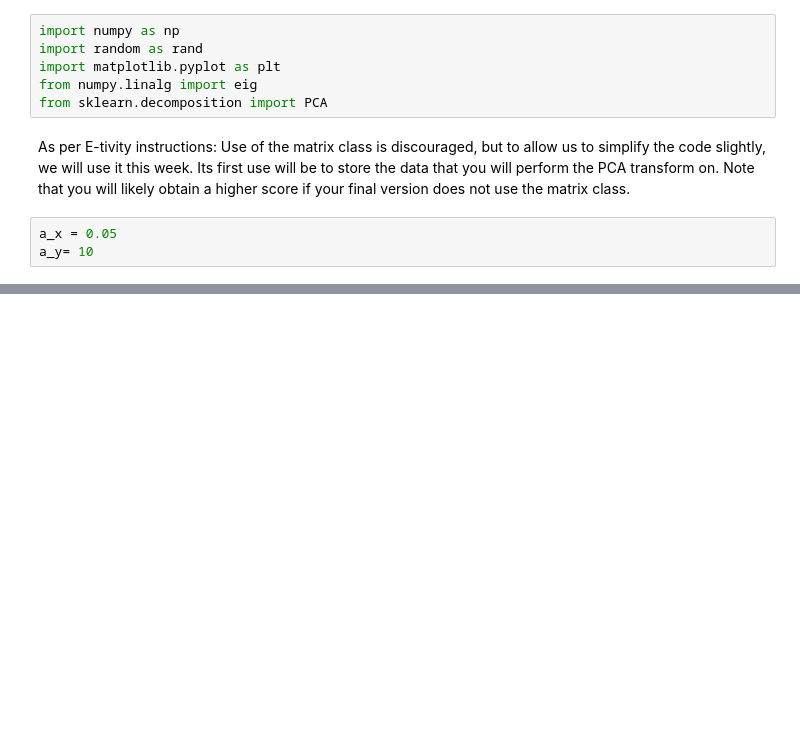
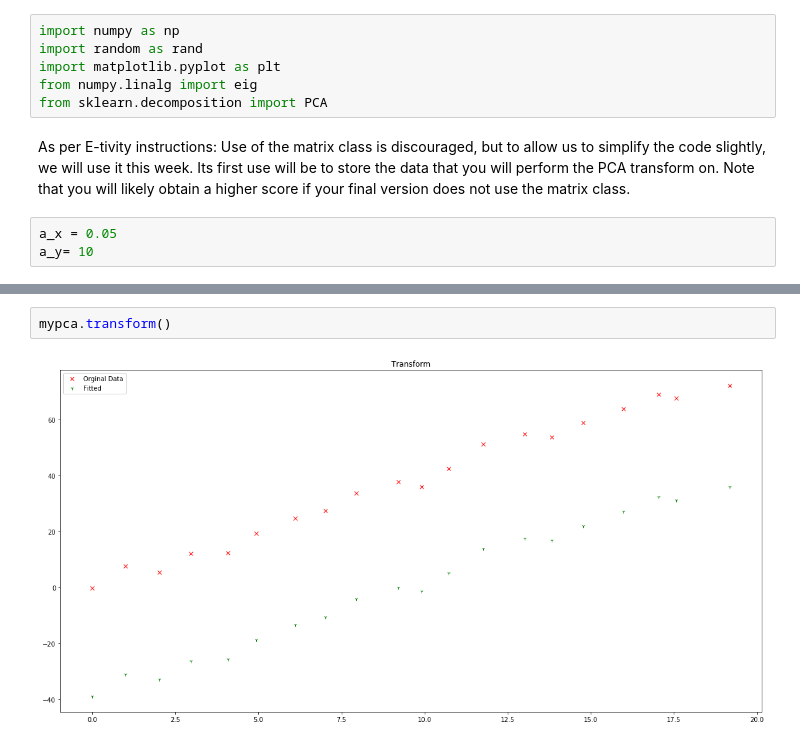
Before and after one commit to vipulpopat/MSCAI_CE4021_Week5, a Jupyter notebook: Etivity5.ipynb, the cells around one changed output, grey strips where cells are left out. Cells and saved outputs as stored; diff of their text form; blank space fills up the shorter version.

```diff
--- a/Etivity5.ipynb
+++ b/Etivity5.ipynb
@@ -109,0 +112,4 @@ with tf.Session() as sess:
+# %%
+mypca.transform()
+# %% [output]
+[figure, added]
```
Also changed, not shown: parts of 14 cells of this notebook, 1 other file.
